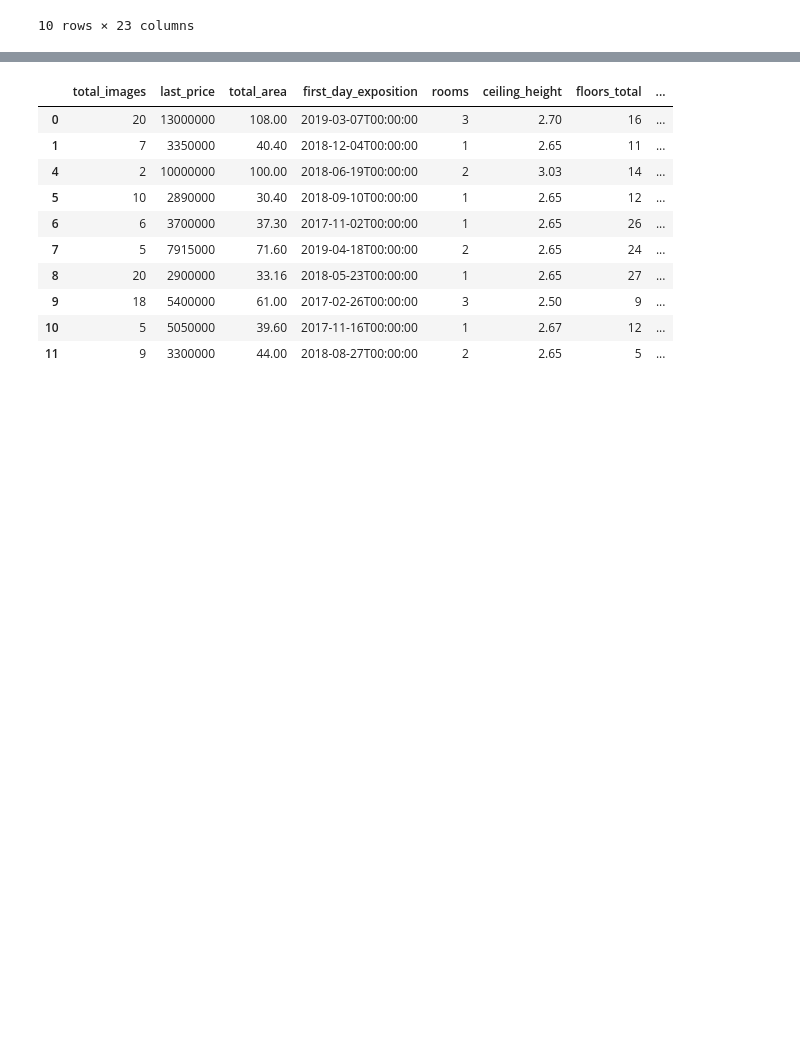
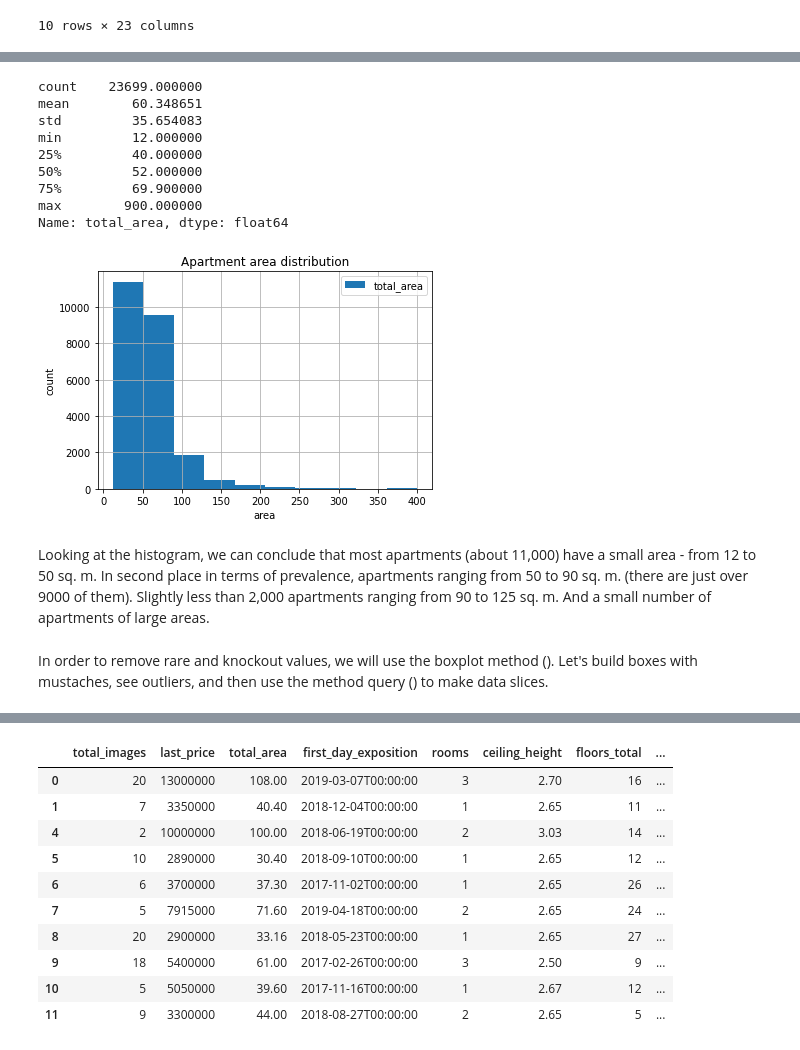
Before and after one commit to KseniaSytaia/Projects, a Jupyter notebook: reserch of apartments for sale.ipynb, the cells around one changed output, grey strips where cells are left out. Saved outputs shown, nothing was run; the diff lists cells and outputs as text; code cells hidden in the pictures; blank space fills up the shorter version.

```diff
--- a/reserch of apartments for sale.ipynb
+++ b/reserch of apartments for sale.ipynb
@@ -850,0 +668,28 @@ plt.ylim(1, 1580)
+# %%
+display(data_estate['total_area'].describe())
+# using the method describe (), find out the minimum and maximum areas of apartments.
+# average apartment area 60 sq.m., minimum 12 sq.m., maximum 900 sq.m.
+# looking at the 3rd quartile, equal to 69.9 sq. m,
+# we can conclude that the apartment with an area of 900 sq.m. - ejection.
+# looking at the previous histogram, we see that it is advisable to specify the range from 12 to 400
+# the average is more than the median by 8 meters. This indicates that there is a tail of large values.
+# Or that there are several very large apartments that affect the average.
+ax = data_estate.plot(kind = 'hist', y = 'total_area', range=(12, 400), grid=True);
+ax.set_xlabel('area');
+ax.set_ylabel('count');
+plt.title('Apartment area distribution');
+# %% [output]
+count    23699.000000
+mean        60.348651
+std         35.654083
+min         12.000000
+25%         40.000000
+50%         52.000000
+75%         69.900000
+max        900.000000
+Name: total_area, dtype: float64
+[figure, added]
+# %% [markdown]
+Looking at the histogram, we can conclude that most apartments (about 11,000) have a small area - from 12 to 50 sq. m. In second place in terms of prevalence, apartments ranging from 50 to 90 sq. m. (there are just over 9000 of them). Slightly less than 2,000 apartments ranging from 90 to 125 sq. m. And a small number of apartments of large areas.
+# %% [markdown]
+In order to remove rare and knockout values, we will use the boxplot method (). Let's build boxes with mustaches, see outliers, and then use the method query () to make data slices.
```
Also changed, not shown: parts of 203 cells of this notebook.
